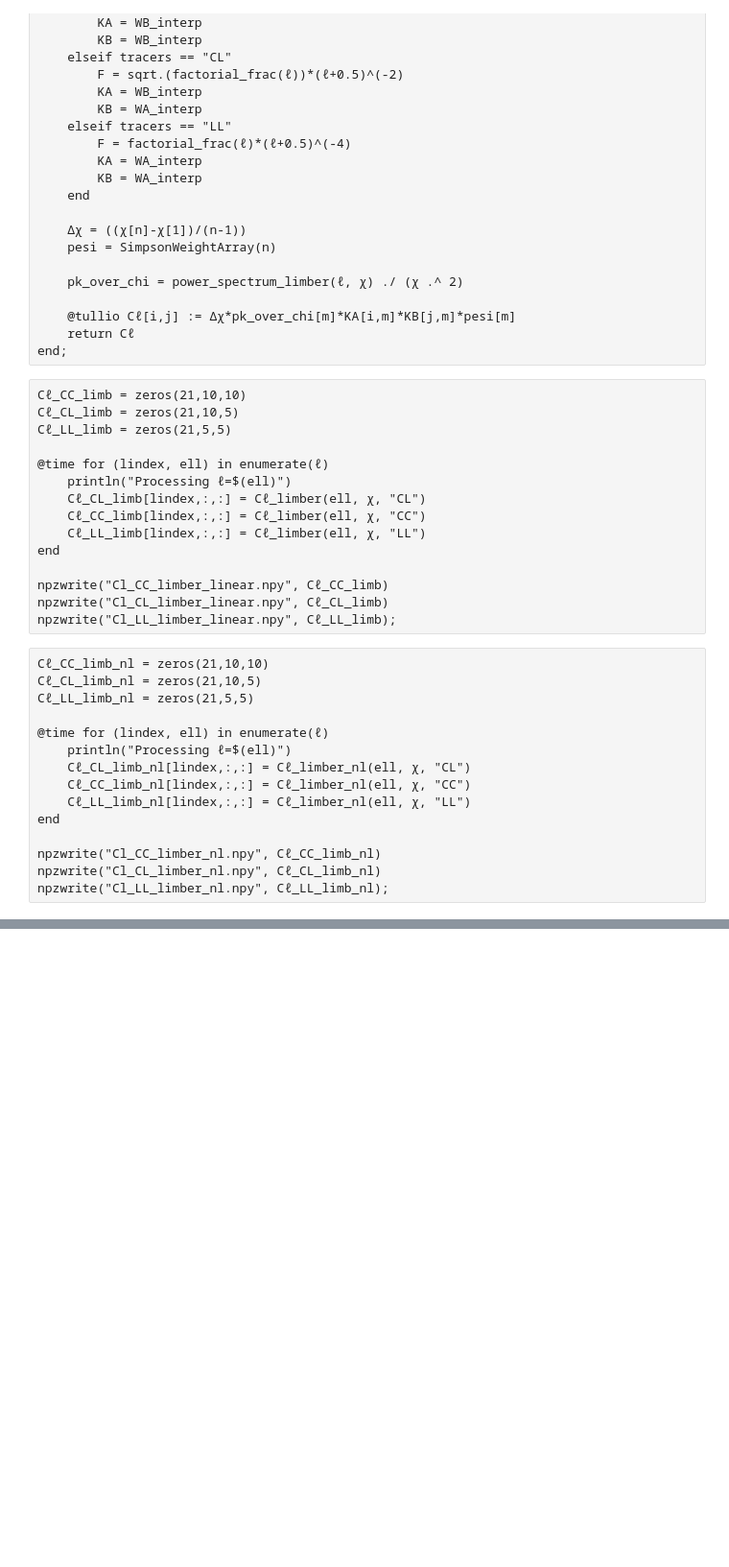
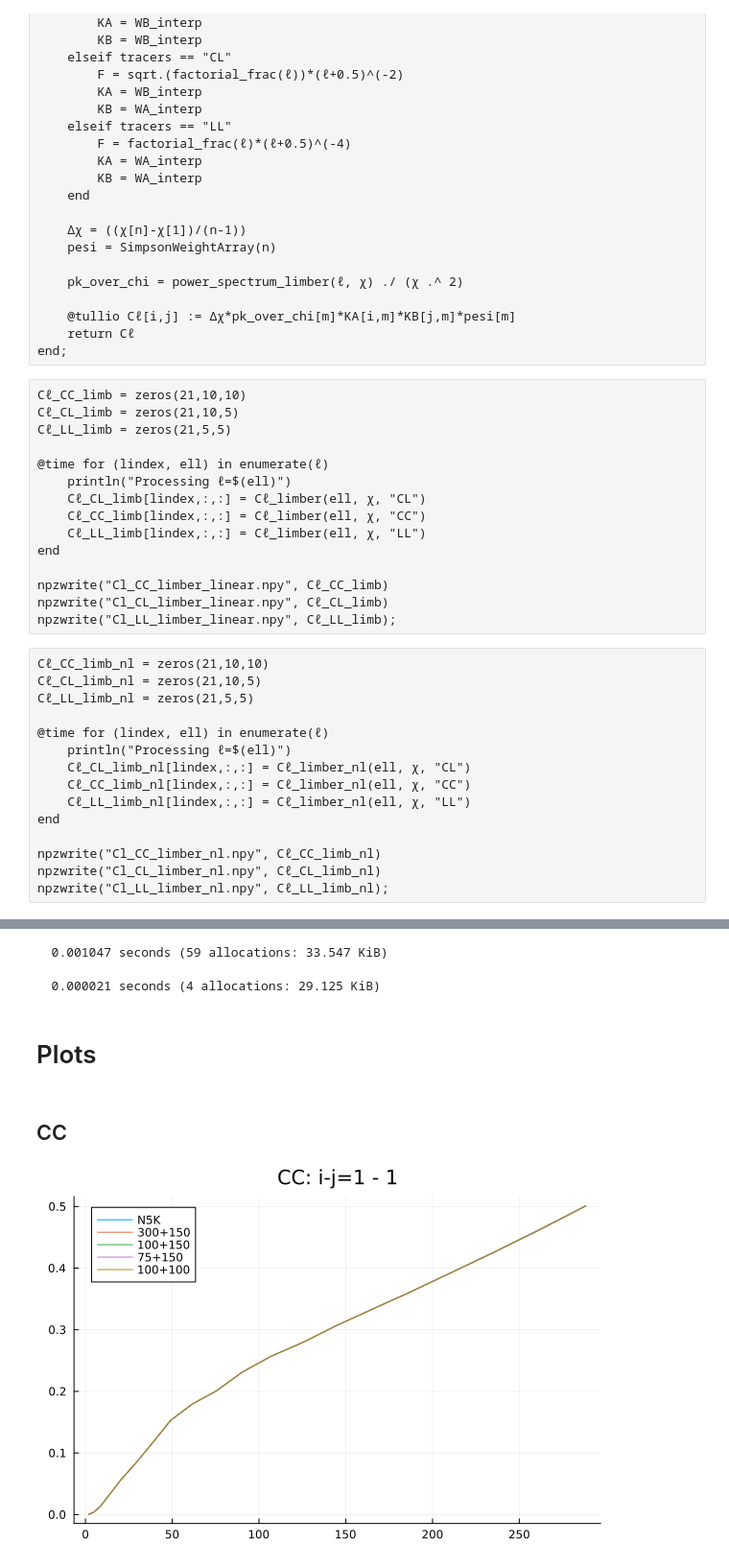
Before and after one commit to sofiachiarenza/Cl_project, a Jupyter notebook: cls_optimizer.ipynb, the cells around one changed output, grey strips where cells are left out. Shown at 96% size. Cells and saved outputs as stored; diff of their text form; code cells hidden in the pictures; blank space fills up the shorter version.

Commit message:
4 grids test

```diff
--- a/cls_optimizer.ipynb
+++ b/cls_optimizer.ipynb
@@ -438,0 +628,4 @@ final_Cℓ_LL = Cℓ_LL + Cℓ_LL_limb_nl - Cℓ_LL_limb;
+# %%
+final_Cℓ_CC_C = Cℓ_CC_C + Cℓ_CC_limb_nl - Cℓ_CC_limb
+final_Cℓ_CL_C = Cℓ_CL_C + Cℓ_CL_limb_nl - Cℓ_CL_limb
+final_Cℓ_LL_C = Cℓ_LL_C + Cℓ_LL_limb_nl - Cℓ_LL_limb;
@@ -438,0 +646,42 @@ final_Cℓ_LL = Cℓ_LL + Cℓ_LL_limb_nl - Cℓ_LL_limb;
+# %%
+Cℓ_CC_D = C_ell_computation_simpson_uneven_grid(w_CC_D, K_CC_D, 100, 100);
+Cℓ_CL_D = C_ell_computation_simpson_uneven_grid(w_CL_D, K_CL_D, 100, 100);
+Cℓ_LL_D = C_ell_computation_simpson_uneven_grid(w_LL_D, K_LL_D, 100, 100);
+# %%
+# ADDING ELL PREFACTORS
+Cℓ_CC_D = Cℓ_CC_D .* (2/π)
+
+for i in 1:length(ℓ)
+    Cℓ_LL_D[i,:,:] = Cℓ_LL_D[i,:,:] .* 2 .* factorial_frac(ℓ[i]) ./ π
+    Cℓ_CL_D[i,:,:] = Cℓ_CL_D[i,:,:] .* 2 .* sqrt.(factorial_frac(ℓ[i])) ./ π
+end
+# %%
+final_Cℓ_CC_D = Cℓ_CC_D + Cℓ_CC_limb_nl - Cℓ_CC_limb
+final_Cℓ_CL_D = Cℓ_CL_D + Cℓ_CL_limb_nl - Cℓ_CL_limb
+final_Cℓ_LL_D = Cℓ_LL_D + Cℓ_LL_limb_nl - Cℓ_LL_limb;
+# %%
+@time σ_CC_D, σ_LL_D, σ_CL_D = cosmic_variance(final_Cℓ_CC_D, final_Cℓ_LL_D, final_Cℓ_CL_D,0.4);
+# %% [output]
+  0.001047 seconds (59 allocations: 33.547 KiB)
+# %%
+@time begin
+    m_CC_D = MAER(final_Cℓ_CC_D, gg_interp, σ_CC_D)
+    m_LL_D = MAER(final_Cℓ_LL_D, ll_interp, σ_LL_D)
+    m_CL_D = MAER(final_Cℓ_CL_D, gl_interp, σ_CL_D)
+end;
+# %% [output]
+  0.000021 seconds (4 allocations: 29.125 KiB)
+# %% [markdown]
+# Plots
+# %% [markdown]
+## CC
+# %%
+i = 1
+j = 1
+plot(ℓ, gg_interp[:,i,j] .* ℓ .* (ℓ .+ 1), title = "CC: i-j=$i - $j", label="N5K")#, xlim=(2,302)), xscale=:log10)
+plot!(ℓ, final_Cℓ_CC_A[:,i,j] .* ℓ .* (ℓ .+ 1) , label = "300+150")
+plot!(ℓ, final_Cℓ_CC_B[:,i,j] .* ℓ .* (ℓ .+ 1) , label = "100+150")
+plot!(ℓ, final_Cℓ_CC_C[:,i,j] .* ℓ .* (ℓ .+ 1) , label = "75+150")
+plot!(ℓ, final_Cℓ_CC_D[:,i,j] .* ℓ .* (ℓ .+ 1) , label = "100+100")
+# %% [output]
+[figure, added]
```
Also changed, not shown: parts of 53 cells of this notebook.
